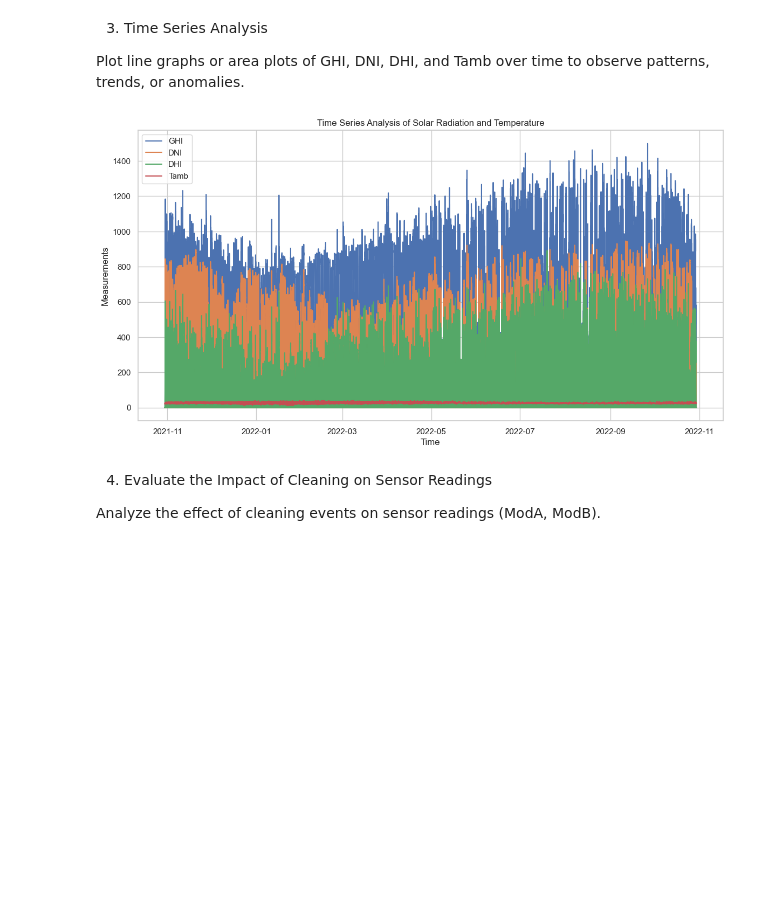
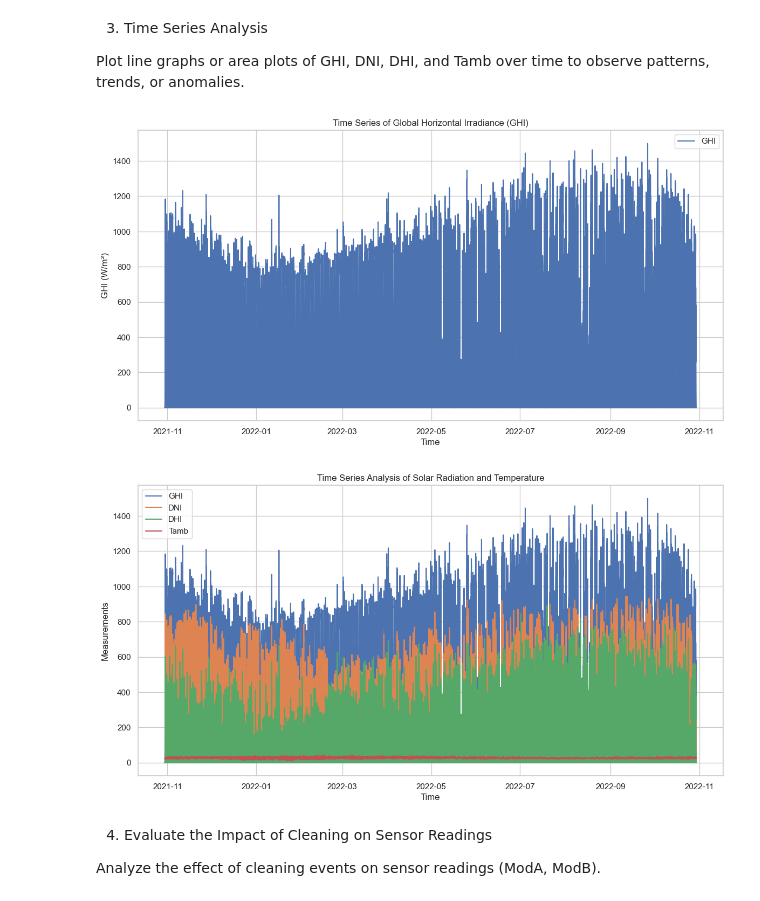
Before and after one commit to Getachew0557/Getachew0557-Solar-Radiation-Measurement-Data, a Jupyter notebook: notebooks/serrielioneSolarRad.ipynb, the cells around one changed output. Saved outputs shown, nothing was run; the diff lists cells and outputs as text; code cells hidden in the pictures; blank space fills up the shorter version.

```diff
--- a/notebooks/serrielioneSolarRad.ipynb
+++ b/notebooks/serrielioneSolarRad.ipynb
@@ -8,7 +8,8 @@ import matplotlib.pyplot as plt
 sn.set(style="whitegrid")
 # %%
 #load Dataset
-#df = pd.read_csv(".data/sierraleone-bumbuna.csv")
-df = pd.read_csv("C:/Users/getac/Documents/10 Academy/Week0/data/sierraleone-bumbuna.csv")
+import os
+print("Current Working Directory:", os.getcwd())
+df = pd.read_csv("../data/sierraleone-bumbuna.csv")
 df.head()
 # %% [output]
@@ -208,24 +210,33 @@ plt.show()
 Plot line graphs or area plots of GHI, DNI, DHI, and Tamb over time to observe patterns, trends, or anomalies.
 # %%
 # Convert 'Timestamp' to datetime format
+plt.figure(figsize=(14, 7))
 df['Timestamp'] = pd.to_datetime(df['Timestamp'])
+plt.plot(df['Timestamp'], df['GHI'], label='GHI')
+plt.xlabel('Time')
+plt.ylabel('GHI (W/m²)')
+plt.title('Time Series of Global Horizontal Irradiance (GHI)')
+plt.legend()
+plt.show()
 
 # Set 'Timestamp' as the index
 df.set_index('Timestamp', inplace=True)
+
 
 # Plot time series data
 plt.figure(figsize=(14, 7))
 plt.plot(df.index, df['GHI'], label='GHI')
 plt.plot(df.index, df['DNI'], label='DNI')
 plt.plot(df.index, df['DHI'], label='DHI')
 plt.plot(df.index, df['Tamb'], label='Tamb')
 plt.xlabel('Time')
 plt.ylabel('Measurements')
 plt.title('Time Series Analysis of Solar Radiation and Temperature')
 plt.legend()
 plt.show()
 # %% [output]
-[figure, old version]
+[figure, new version]
+[figure, added]
 # %% [markdown]
 4. Evaluate the Impact of Cleaning on Sensor Readings
 
```
Also changed, not shown: parts of 4 cells of this notebook, 2 other files.
